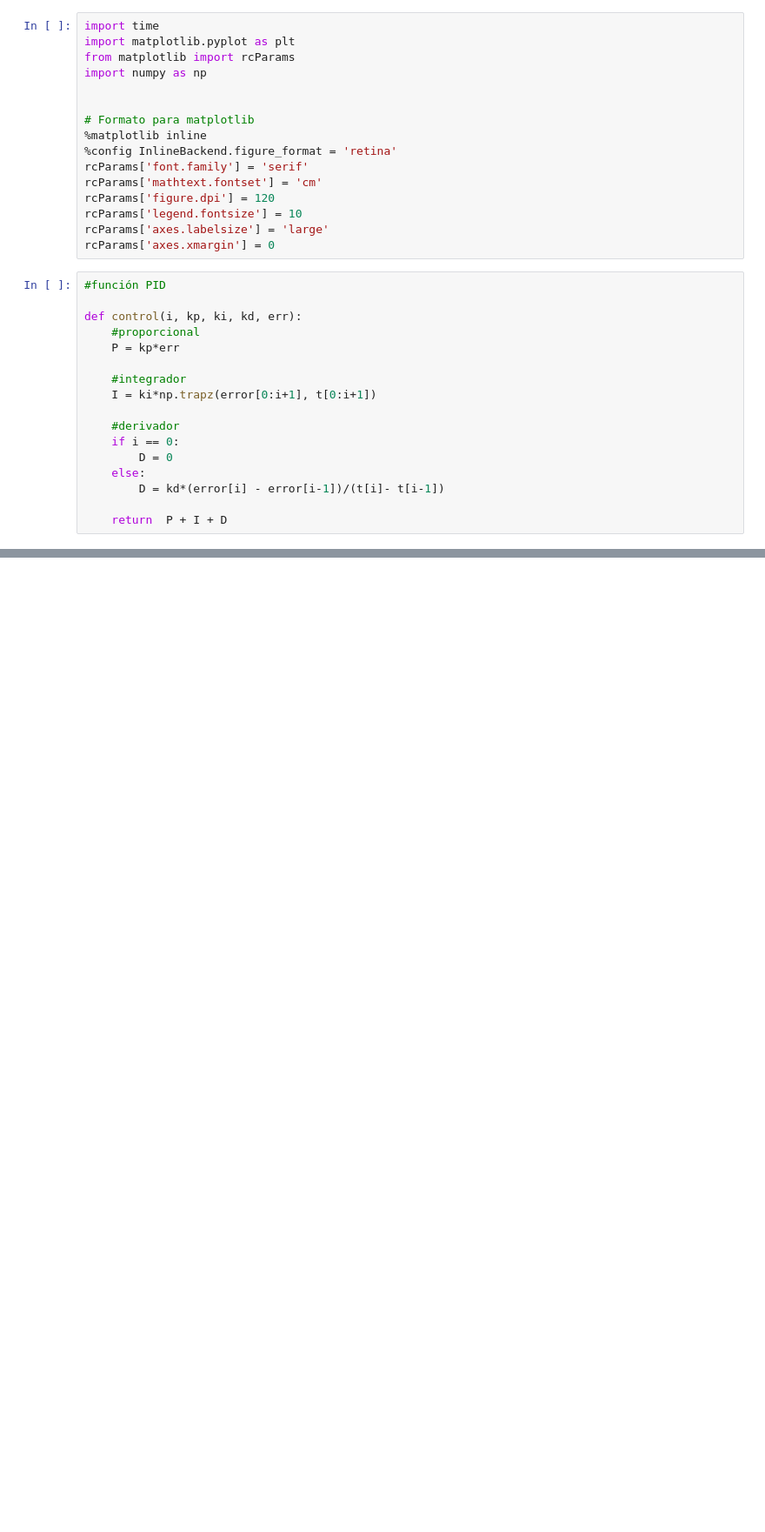
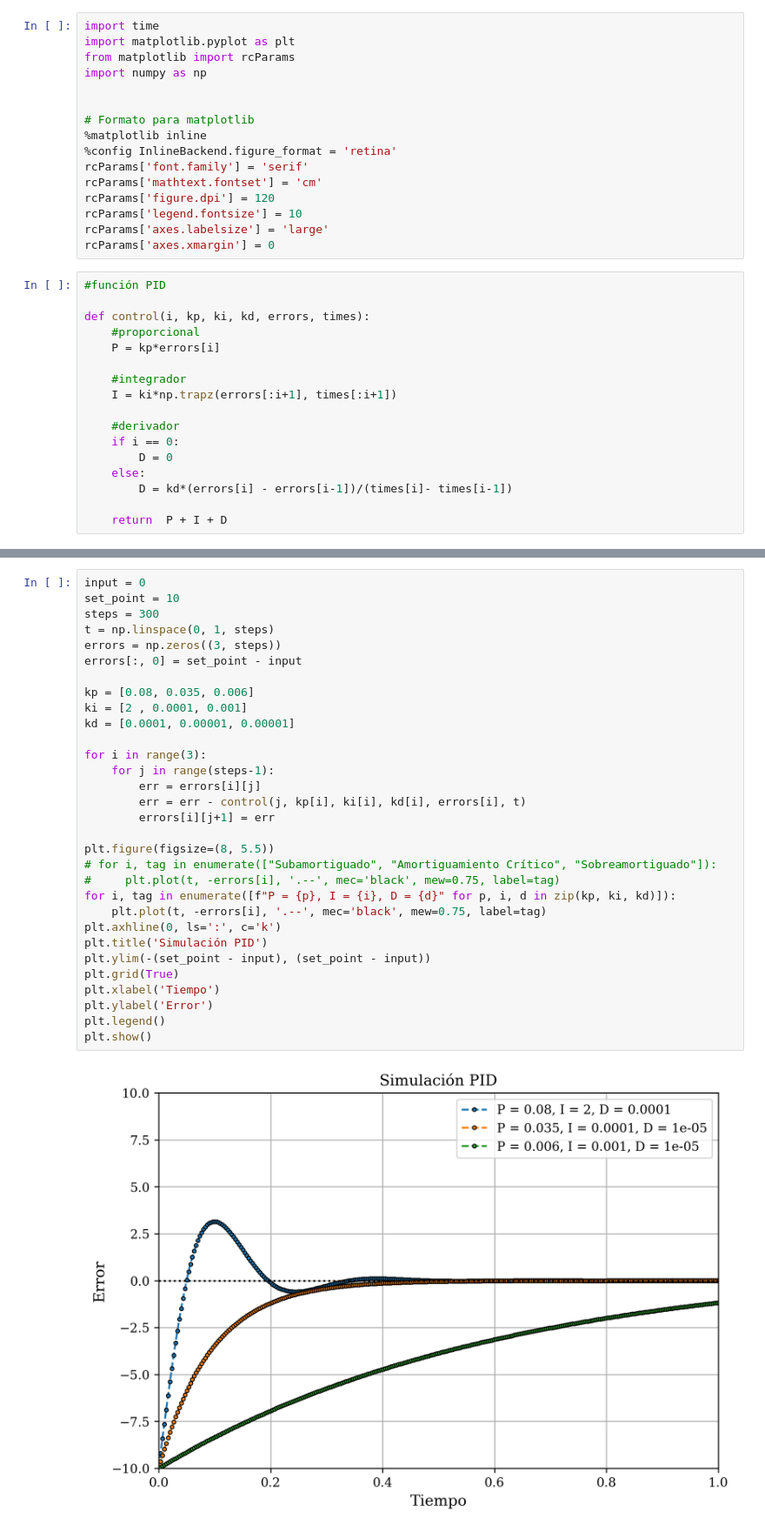
Before and after one commit to agustinbrusco/Laboratorio5, a Jupyter notebook: Datos y código - Práctica 2/pid_controller_simulator.ipynb, the cells around one changed output, grey strips where cells are left out. Shown at 87% size. Saved outputs shown, nothing was run; the diff lists cells and outputs as text; blank space fills up the shorter version.

```diff
--- a/Datos y código - Práctica 2/pid_controller_simulator.ipynb
+++ b/Datos y código - Práctica 2/pid_controller_simulator.ipynb
@@ -17,17 +23,17 @@ rcParams['axes.xmargin'] = 0
 # %%
 #función PID
 
-def control(i, kp, ki, kd, err):
+def control(i, kp, ki, kd, errors, times):
     #proporcional
-    P = kp*err
+    P = kp*errors[i]
 
     #integrador
-    I = ki*np.trapz(error[0:i+1], t[0:i+1])
+    I = ki*np.trapz(errors[:i+1], times[:i+1])
 
     #derivador
     if i == 0:
         D = 0
     else:
-        D = kd*(error[i] - error[i-1])/(t[i]- t[i-1])
+        D = kd*(errors[i] - errors[i-1])/(times[i]- times[i-1])
 
     return  P + I + D
@@ -75,0 +40,33 @@ plt.show()
+# %%
+input = 0
+set_point = 10
+steps = 300
+t = np.linspace(0, 1, steps)
+errors = np.zeros((3, steps))
+errors[:, 0] = set_point - input
+
+kp = [0.08, 0.035, 0.006]
+ki = [2 , 0.0001, 0.001]
+kd = [0.0001, 0.00001, 0.00001]
+
+for i in range(3):
+    for j in range(steps-1):
+        err = errors[i][j]
+        err = err - control(j, kp[i], ki[i], kd[i], errors[i], t)
+        errors[i][j+1] = err
+
+plt.figure(figsize=(8, 5.5))
+# for i, tag in enumerate(["Subamortiguado", "Amortiguamiento Crítico", "Sobreamortiguado"]):
+#     plt.plot(t, -errors[i], '.--', mec='black', mew=0.75, label=tag)
+for i, tag in enumerate([f"P = {p}, I = {i}, D = {d}" for p, i, d in zip(kp, ki, kd)]):
+    plt.plot(t, -errors[i], '.--', mec='black', mew=0.75, label=tag)
+plt.axhline(0, ls=':', c='k')
+plt.title('Simulación PID')
+plt.ylim(-(set_point - input), (set_point - input))
+plt.grid(True)
+plt.xlabel('Tiempo')
+plt.ylabel('Error')
+plt.legend()
+plt.show()
+# %% [output]
+[figure, added]
```
Also changed, not shown: parts of 4 cells of this notebook.
